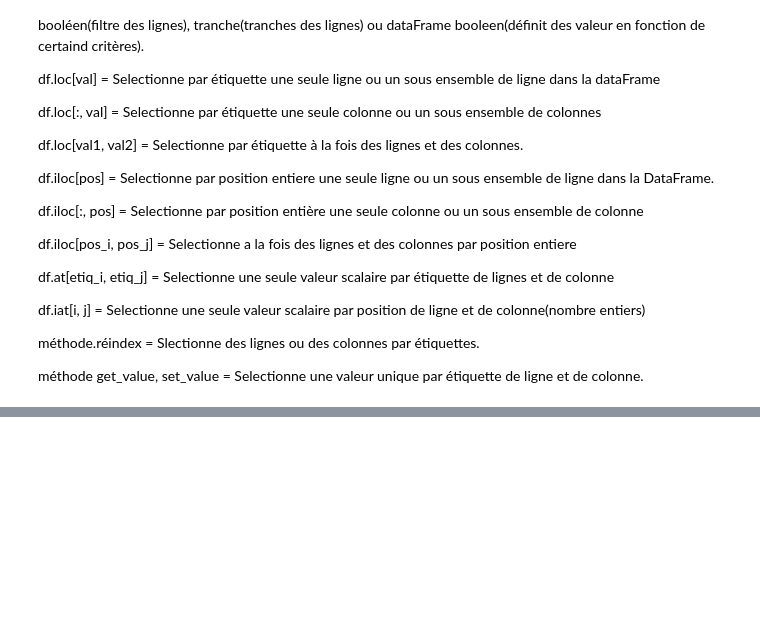
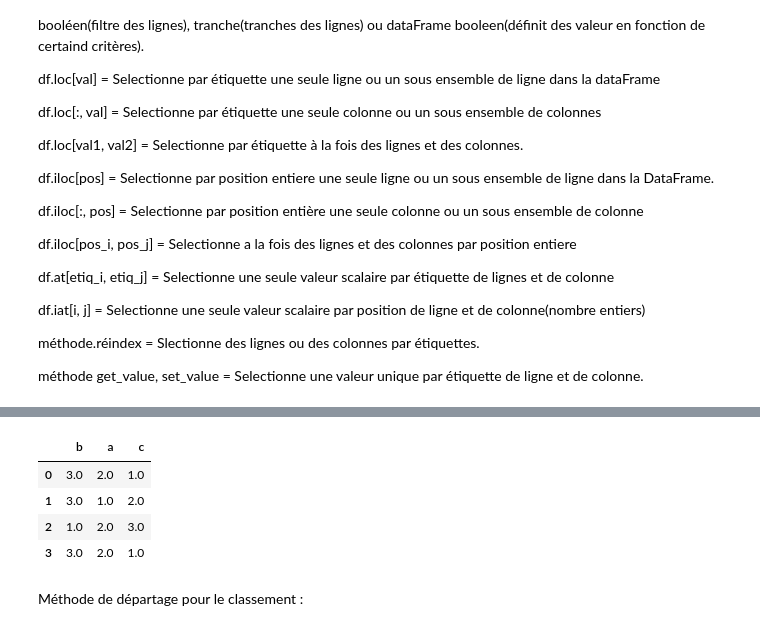
Before and after one commit to AlexisSTH/Apprentissage-Pandas-Python, a Jupyter notebook: Fonctionnalite essentielles.ipynb, the cells around one changed output, grey strips where cells are left out. Saved outputs shown, nothing was run; the diff lists cells and outputs as text; code cells hidden in the pictures; blank space fills up the shorter version.

```diff
--- a/Fonctionnalite essentielles.ipynb
+++ b/Fonctionnalite essentielles.ipynb
@@ -391,0 +561,10 @@ méthode get_value, set_value = Selectionne une valeur unique par étiquette de
+# %%
+frame.rank(axis='columns')
+# %% [output]
+|  | b | a | c |
+| 0 | 3.0 | 2.0 | 1.0 |
+| 1 | 3.0 | 1.0 | 2.0 |
+| 2 | 1.0 | 2.0 | 3.0 |
+| 3 | 3.0 | 2.0 | 1.0 |
+# %% [markdown]
+Méthode de départage pour le classement :
```
Also changed, not shown: parts of 31 cells of this notebook.
